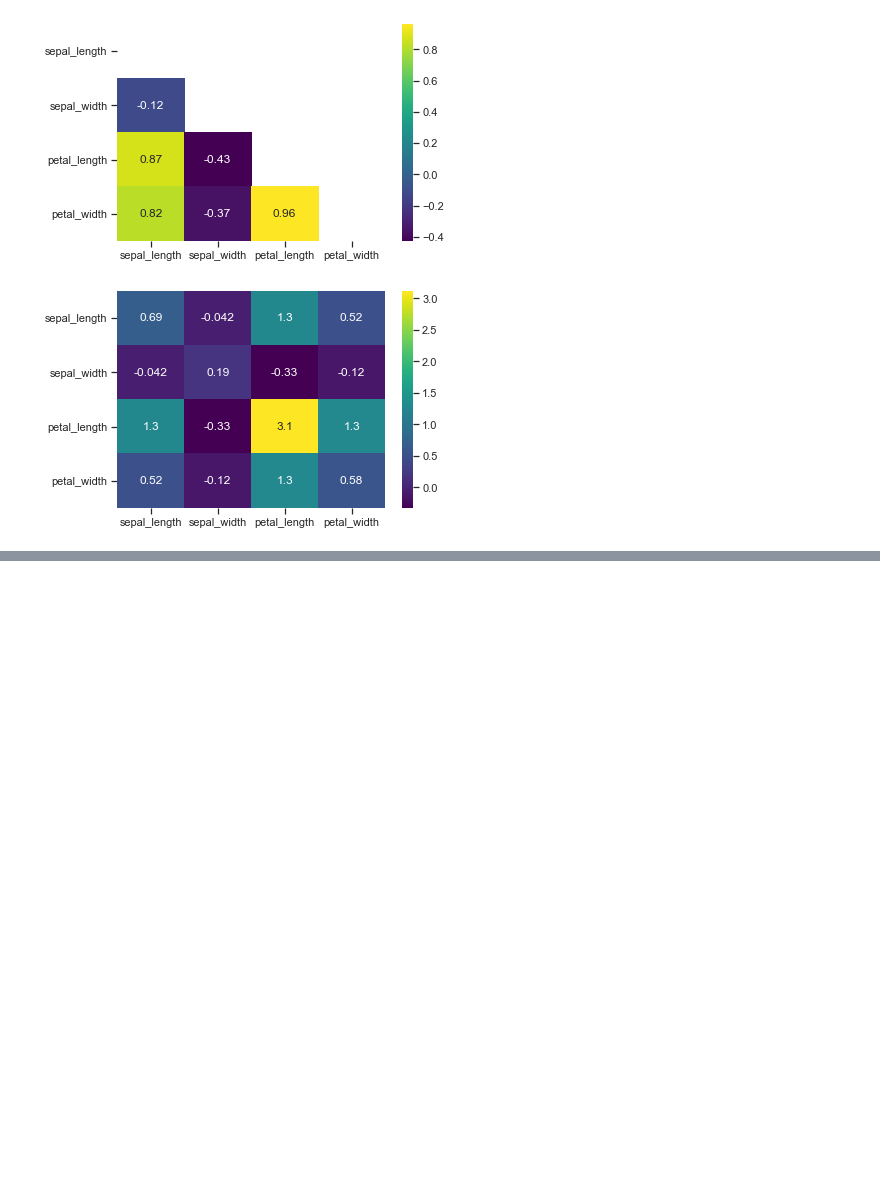
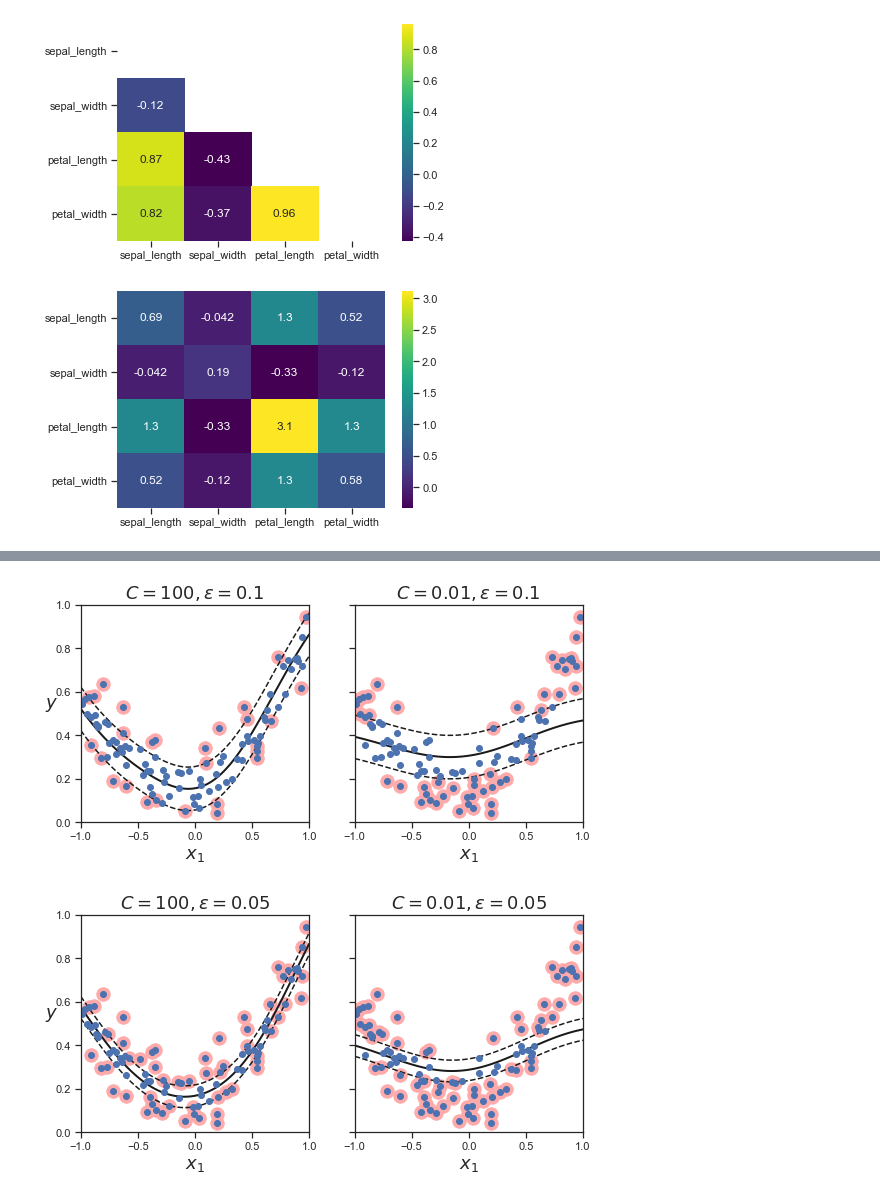
Before and after one commit to EasecureLab/zhengqi_predict, a Jupyter notebook: test.ipynb, the cells around one changed output, grey strips where cells are left out. Saved outputs shown, nothing was run; the diff lists cells and outputs as text; code cells hidden in the pictures; blank space fills up the shorter version.

```diff
--- a/test.ipynb
+++ b/test.ipynb
@@ -576,0 +710,60 @@ plt.show()
+# %%
+# SVM for regression in 1d
+# Code is based on
+# https://github.com/ageron/handson-ml2/blob/master/05_support_vector_machines.ipynb
+
+
+
+import numpy as np
+import matplotlib.pyplot as plt
+
+from sklearn.pipeline import Pipeline
+from sklearn.preprocessing import PolynomialFeatures
+from sklearn.preprocessing import StandardScaler
+
+from sklearn.svm import LinearSVR
+from sklearn.svm import SVR
+
+def plot_svm_regression(svm_reg, X, y, axes):
+    x1s = np.linspace(axes[0], axes[1], 100).reshape(100, 1)
+    y_pred = svm_reg.predict(x1s)
+    plt.plot(x1s, y_pred, "k-", linewidth=2, label=r"$\hat{y}$")
+    plt.plot(x1s, y_pred + svm_reg.epsilon, "k--")
+    plt.plot(x1s, y_pred - svm_reg.epsilon, "k--")
+    plt.scatter(X[svm_reg.support_], y[svm_reg.support_], s=180, facecolors='#FFAAAA')
+    plt.plot(X, y, "bo")
+    plt.xlabel(r"$x_1$", fontsize=18)
+    #plt.legend(loc="upper left", fontsize=18)
+    plt.axis(axes)
+
+np.random.seed(42)
+m = 100
+X = 2 * np.random.rand(m, 1) - 1
+#y = (0.2 + 0.1 * X + 0.5 * X**2 + np.random.randn(m, 1)/10).ravel()
+y = (0.2 + 0.1 * X + 0.5 * X**2 + 0.1 *  X**3 + np.random.randn(m, 1)/10).ravel()
+
+epsilons = [0.1, 0.05]
+eps_names = ['0p1', '0p05']
+for i, eps in enumerate(epsilons):
+    #svm_poly_reg1 = SVR(kernel="poly", degree=5, C=1e3, epsilon=eps, gamma="scale")
+    #svm_poly_reg2 = SVR(kernel="poly", degree=5, C=1e-3, epsilon=eps, gamma="scale")
+    svm_reg1 = SVR(kernel="rbf", gamma=1, C=100, epsilon=eps)
+    svm_reg2 = SVR(kernel="rbf", gamma=1, C=0.01, epsilon=eps)
+
+    svm_reg1.fit(X, y)
+    svm_reg2.fit(X, y)
+
+    fig, axes = plt.subplots(ncols=2, figsize=(9, 4), sharey=True)
+    plt.sca(axes[0])
+    plot_svm_regression(svm_reg1, X, y, [-1, 1, 0, 1])
+    plt.title(r"$C={}, \epsilon = {}$".format(svm_reg1.C, svm_reg1.epsilon), fontsize=18)
+    plt.ylabel(r"$y$", fontsize=18, rotation=0)
+    plt.sca(axes[1])
+    plot_svm_regression(svm_reg2, X, y, [-1, 1, 0, 1])
+    plt.title(r"$C={}, \epsilon = {}$".format(svm_reg2.C, svm_reg2.epsilon), fontsize=18)
+#     fname = '../figures/svm_regression_e{}.pdf'.format(eps_names[i])
+#     plt.savefig(fname, dpi=300)
+    plt.show()
+# %% [output]
+[figure, added]
+[figure, added]
```
Also changed, not shown: parts of 3 cells of this notebook.
